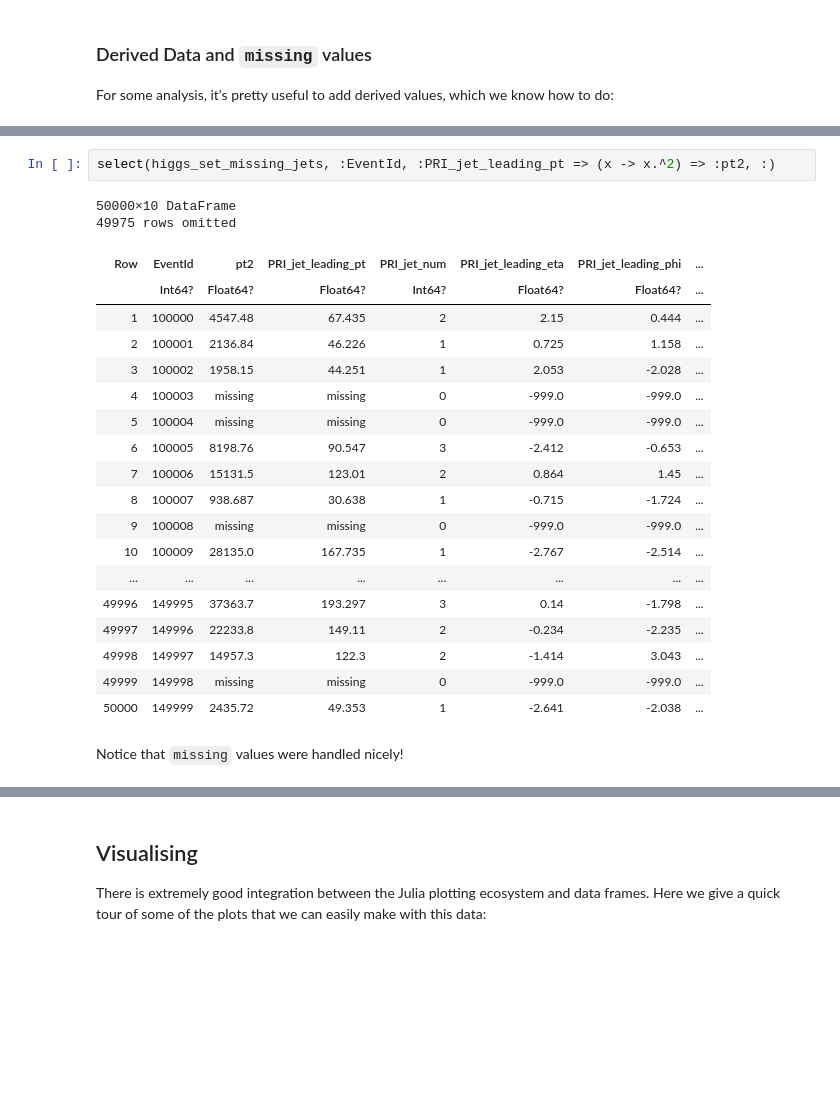
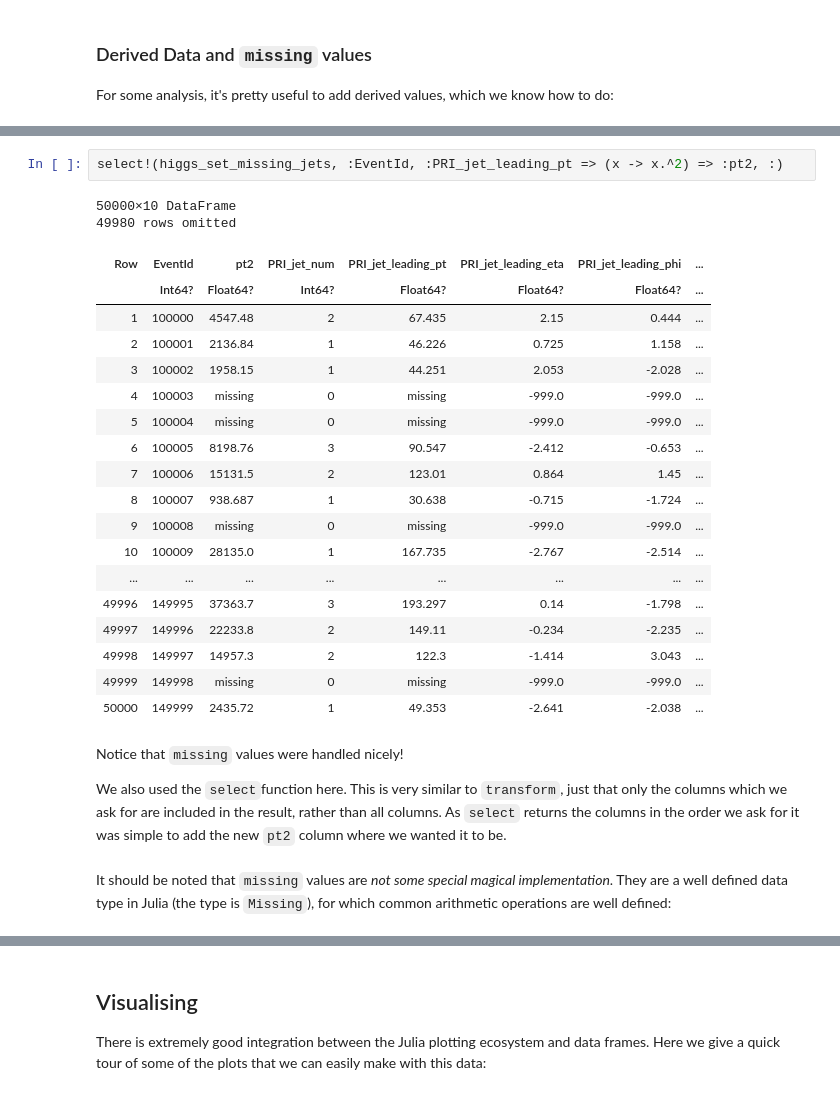
Before and after one commit to JuliaHEP/JuliaHEP-2023, a Jupyter notebook: julia-intro/docs/julia-intro-dataframes.ipynb, the cells around one changed output, grey strips where cells are left out. Saved outputs shown, nothing was run; the diff lists cells and outputs as text; blank space fills up the shorter version.

```diff
--- a/julia-intro/docs/julia-intro-dataframes.ipynb
+++ b/julia-intro/docs/julia-intro-dataframes.ipynb
@@ -514,25 +580,29 @@ Of note is the convenience function `ByRow()` that takes care of broadcasting th
 # %%
-select(higgs_set_missing_jets, :EventId, :PRI_jet_leading_pt => (x -> x.^2) => :pt2, :)
+select!(higgs_set_missing_jets, :EventId, :PRI_jet_leading_pt => (x -> x.^2) => :pt2, :)
 # %% [output]
 50000×10 DataFrame
-49975 rows omitted
+49980 rows omitted
-| Row | EventId | pt2 | PRI_jet_leading_pt | PRI_jet_num | PRI_jet_leading_eta | PRI_jet_leading_phi | ... |
-|  | Int64? | Float64? | Float64? | Int64? | Float64? | Float64? | ... |
-| 1 | 100000 | 4547.48 | 67.435 | 2 | 2.15 | 0.444 | ... |
-| 2 | 100001 | 2136.84 | 46.226 | 1 | 0.725 | 1.158 | ... |
-| 3 | 100002 | 1958.15 | 44.251 | 1 | 2.053 | -2.028 | ... |
-| 4 | 100003 | missing | missing | 0 | -999.0 | -999.0 | ... |
-| 5 | 100004 | missing | missing | 0 | -999.0 | -999.0 | ... |
-| 6 | 100005 | 8198.76 | 90.547 | 3 | -2.412 | -0.653 | ... |
-| 7 | 100006 | 15131.5 | 123.01 | 2 | 0.864 | 1.45 | ... |
-| 8 | 100007 | 938.687 | 30.638 | 1 | -0.715 | -1.724 | ... |
-| 9 | 100008 | missing | missing | 0 | -999.0 | -999.0 | ... |
-| 10 | 100009 | 28135.0 | 167.735 | 1 | -2.767 | -2.514 | ... |
+| Row | EventId | pt2 | PRI_jet_num | PRI_jet_leading_pt | PRI_jet_leading_eta | PRI_jet_leading_phi | ... |
+|  | Int64? | Float64? | Int64? | Float64? | Float64? | Float64? | ... |
+| 1 | 100000 | 4547.48 | 2 | 67.435 | 2.15 | 0.444 | ... |
+| 2 | 100001 | 2136.84 | 1 | 46.226 | 0.725 | 1.158 | ... |
+| 3 | 100002 | 1958.15 | 1 | 44.251 | 2.053 | -2.028 | ... |
+| 4 | 100003 | missing | 0 | missing | -999.0 | -999.0 | ... |
+| 5 | 100004 | missing | 0 | missing | -999.0 | -999.0 | ... |
+| 6 | 100005 | 8198.76 | 3 | 90.547 | -2.412 | -0.653 | ... |
+| 7 | 100006 | 15131.5 | 2 | 123.01 | 0.864 | 1.45 | ... |
+| 8 | 100007 | 938.687 | 1 | 30.638 | -0.715 | -1.724 | ... |
+| 9 | 100008 | missing | 0 | missing | -999.0 | -999.0 | ... |
+| 10 | 100009 | 28135.0 | 1 | 167.735 | -2.767 | -2.514 | ... |
 | ... | ... | ... | ... | ... | ... | ... | ... |
-| 49996 | 149995 | 37363.7 | 193.297 | 3 | 0.14 | -1.798 | ... |
-| 49997 | 149996 | 22233.8 | 149.11 | 2 | -0.234 | -2.235 | ... |
-| 49998 | 149997 | 14957.3 | 122.3 | 2 | -1.414 | 3.043 | ... |
-| 49999 | 149998 | missing | missing | 0 | -999.0 | -999.0 | ... |
-| 50000 | 149999 | 2435.72 | 49.353 | 1 | -2.641 | -2.038 | ... |
+| 49996 | 149995 | 37363.7 | 3 | 193.297 | 0.14 | -1.798 | ... |
+| 49997 | 149996 | 22233.8 | 2 | 149.11 | -0.234 | -2.235 | ... |
+| 49998 | 149997 | 14957.3 | 2 | 122.3 | -1.414 | 3.043 | ... |
+| 49999 | 149998 | missing | 0 | missing | -999.0 | -999.0 | ... |
+| 50000 | 149999 | 2435.72 | 1 | 49.353 | -2.641 | -2.038 | ... |
-# %% [markdown]
-Notice that `missing` values were handled nicely!
+# %% [markdown]
+Notice that `missing` values were handled nicely!
+
+We also used the `select`function here. This is very similar to `transform`, just that only the columns which we ask for are included in the result, rather than all columns. As `select` returns the columns in the order we ask for it was simple to add the new `pt2` column where we wanted it to be.
+# %% [markdown]
+It should be noted that `missing` values are *not some special magical implementation*. They are a well defined data type in Julia (the type is `Missing`), for which common arithmetic operations are well defined:
```
Also changed, not shown: parts of 43 cells of this notebook, 8 other files.
